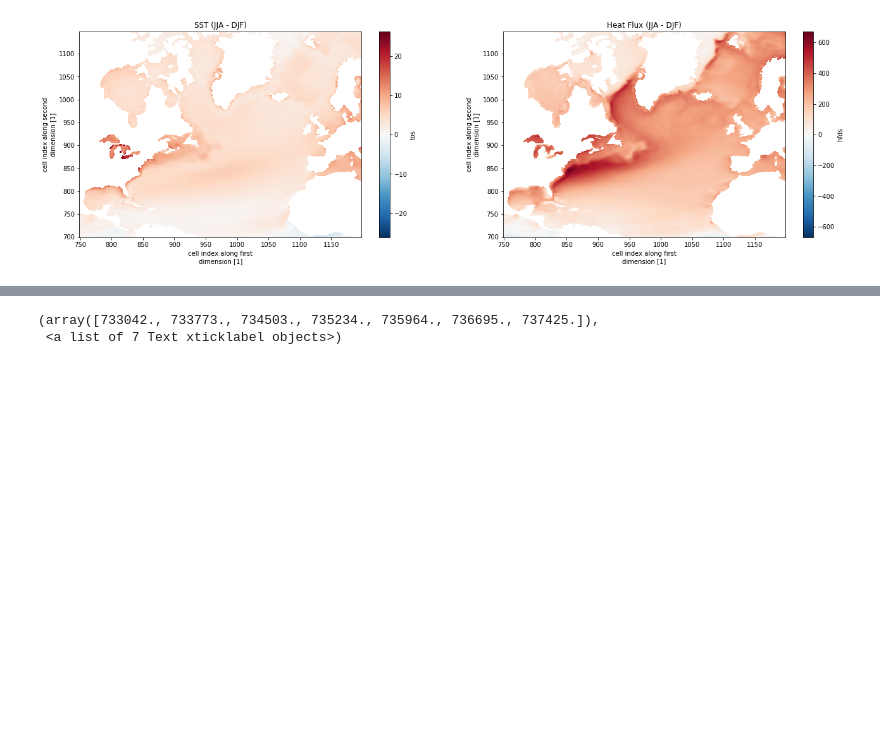
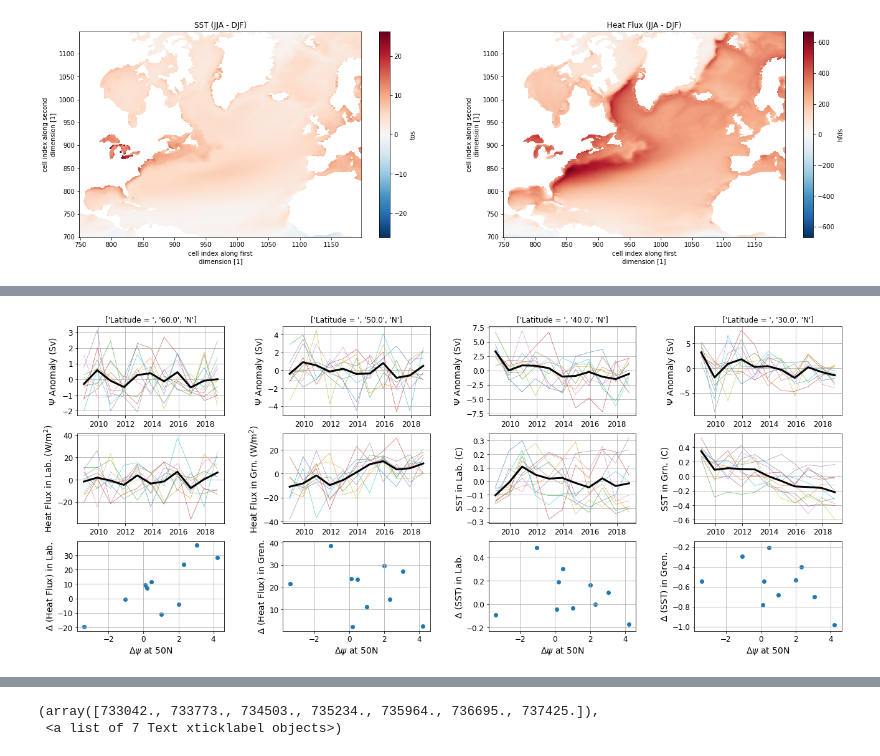
Before and after one commit to hmkhatri/AMOC_Variability_DePreSys_MET, a Jupyter notebook: Notebooks/SST_Heat_Flux_Overturning.ipynb, the cells around one changed output, grey strips where cells are left out. Drawn from its saved outputs; the diff is of its cells as text; code cells hidden in the pictures; blank space fills up the shorter version.

```diff
--- a/Notebooks/SST_Heat_Flux_Overturning.ipynb
+++ b/Notebooks/SST_Heat_Flux_Overturning.ipynb
@@ -215,2 +353,90 @@ Coordinates:
     season        (time_counter) <U3 'DJF' 'DJF' 'DJF' ... 'DJF' 'DJF' 'DJF'
 Dimensions without coordinates: r
+# %%
+# for simulation stated in Nov 2008
+
+grid = plt.GridSpec(3, 4, wspace=0.4, hspace=0.2)
+fig = plt.figure(figsize=[22,9])
+
+for i in range (0,4):
+    ax = fig.add_subplot(grid[0, i])
+    ax.plot(psi_anom_mean['time_counter'], psi_anom_mean.isel(y=3-i).transpose('time_counter', 'r'), lw = 0.5)
+    ax.plot(psi_anom_mean['time_counter'], psi_anom_mean.isel(y=3-i).mean(['r']), lw = 3.0, color='k')
+    ax.set_ylabel(r'$\Psi$ Anomaly (Sv)', fontsize=14)
+    ax.grid()
+    plt.yticks(fontsize = 12)
+    plt.xticks(fontsize = 12)
+    plt.title(['Latitude = ', str(round(psi_anom_mean.y.values[3-i])),'N'])
+
+
+ax = fig.add_subplot(grid[1, 0])
+ax.plot(hfds_anom_labrador['time'], hfds_anom_labrador.transpose('time', 'r'), lw = 0.5)
+ax.plot(hfds_anom_labrador['time'], hfds_anom_labrador.mean(['r']), lw = 3.0, color='k')
+ax.set_ylabel(r'Heat Flux in Lab. (W/m$^2$)', fontsize=14)
+ax.grid()
+plt.yticks(fontsize = 12)
+plt.xticks(fontsize = 12)
+
+ax = fig.add_subplot(grid[1, 1])
+ax.plot(hfds_anom_greenland['time'], hfds_anom_greenland.transpose('time', 'r'), lw = 0.5)
+ax.plot(hfds_anom_greenland['time'], hfds_anom_greenland.mean(['r']), lw = 3.0, color='k')
+ax.set_ylabel(r'Heat Flux in Grn. (W/m$^2$)', fontsize=14)
+ax.grid()
+plt.yticks(fontsize = 12)
+plt.xticks(fontsize = 12)
+
+ax = fig.add_subplot(grid[1, 2])
+ax.plot(sst_anom_labrador['time'], sst_anom_labrador.transpose('time', 'r'), lw = 0.5)
+ax.plot(sst_anom_labrador['time'], sst_anom_labrador.mean(['r']), lw = 3.0, color='k')
+ax.set_ylabel(r'SST in Lab. (C)', fontsize=14)
+ax.grid()
+plt.yticks(fontsize = 12)
+plt.xticks(fontsize = 12)
+
+ax = fig.add_subplot(grid[1, 3])
+ax.plot(sst_anom_greenland['time'], sst_anom_greenland.transpose('time', 'r'), lw = 0.5)
+ax.plot(sst_anom_greenland['time'], sst_anom_greenland.mean(['r']), lw = 3.0, color='k')
+ax.set_ylabel(r'SST in Grn. (C)', fontsize=14)
+ax.grid()
+plt.yticks(fontsize = 12)
+plt.xticks(fontsize = 12)
+
+
+d_psi =  psi_anom_mean.isel(y=2, time_counter=10) - psi_anom_mean.isel(y=2, time_counter=0)
+d_hfds_lab = hfds_anom_labrador.isel(time=10) - hfds_anom_labrador.isel(time=0)
+d_hfds_gren = hfds_anom_greenland.isel(time=10) - hfds_anom_greenland.isel(time=0)
+d_sst_lab = sst_anom_labrador.isel(time=10) - sst_anom_labrador.isel(time=0)
+d_sst_gren = sst_anom_greenland.isel(time=10) - sst_anom_greenland.isel(time=0)
+
+ax = fig.add_subplot(grid[2, 0])
+ax.scatter(d_psi, d_hfds_lab)
+ax.set_ylabel(r'$\Delta$ (Heat Flux) in Lab.', fontsize=14)
+ax.set_xlabel(r'$\Delta\psi$ at 50N', fontsize=14)
+ax.grid()
+plt.yticks(fontsize = 12)
+plt.xticks(fontsize = 12)
+
+ax = fig.add_subplot(grid[2, 1])
+ax.scatter(d_psi, d_hfds_gren)
+ax.set_ylabel(r'$\Delta$ (Heat Flux) in Gren.', fontsize=14)
+ax.set_xlabel(r'$\Delta\psi$ at 50N', fontsize=14)
+ax.grid()
+plt.yticks(fontsize = 12)
+plt.xticks(fontsize = 12)
+
+ax = fig.add_subplot(grid[2, 2])
+ax.scatter(d_psi, d_sst_lab)
+ax.set_ylabel(r'$\Delta$ (SST) in Lab.', fontsize=14)
+ax.set_xlabel(r'$\Delta\psi$ at 50N', fontsize=14)
+ax.grid()
+plt.yticks(fontsize = 12)
+plt.xticks(fontsize = 12)
+
+ax = fig.add_subplot(grid[2, 3])
+ax.scatter(d_psi, d_sst_gren)
+ax.set_ylabel(r'$\Delta$ (SST) in Gren.', fontsize=14)
+ax.set_xlabel(r'$\Delta\psi$ at 50N', fontsize=14)
+ax.grid()
+plt.yticks(fontsize = 12)
+plt.xticks(fontsize = 12)
+# %% [output]
@@ -216,0 +444 @@ Dimensions without coordinates: r
+[figure, added]
```
Also changed, not shown: parts of 37 cells of this notebook, 2 other files.
